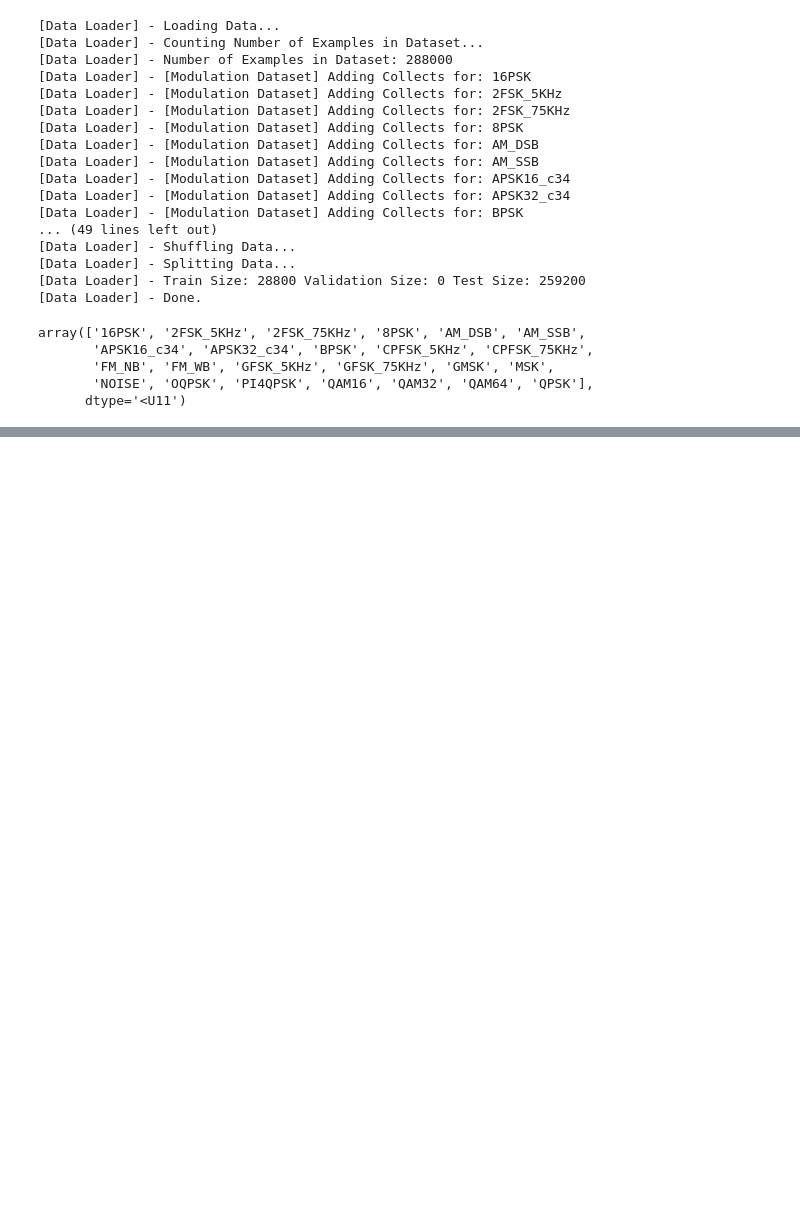
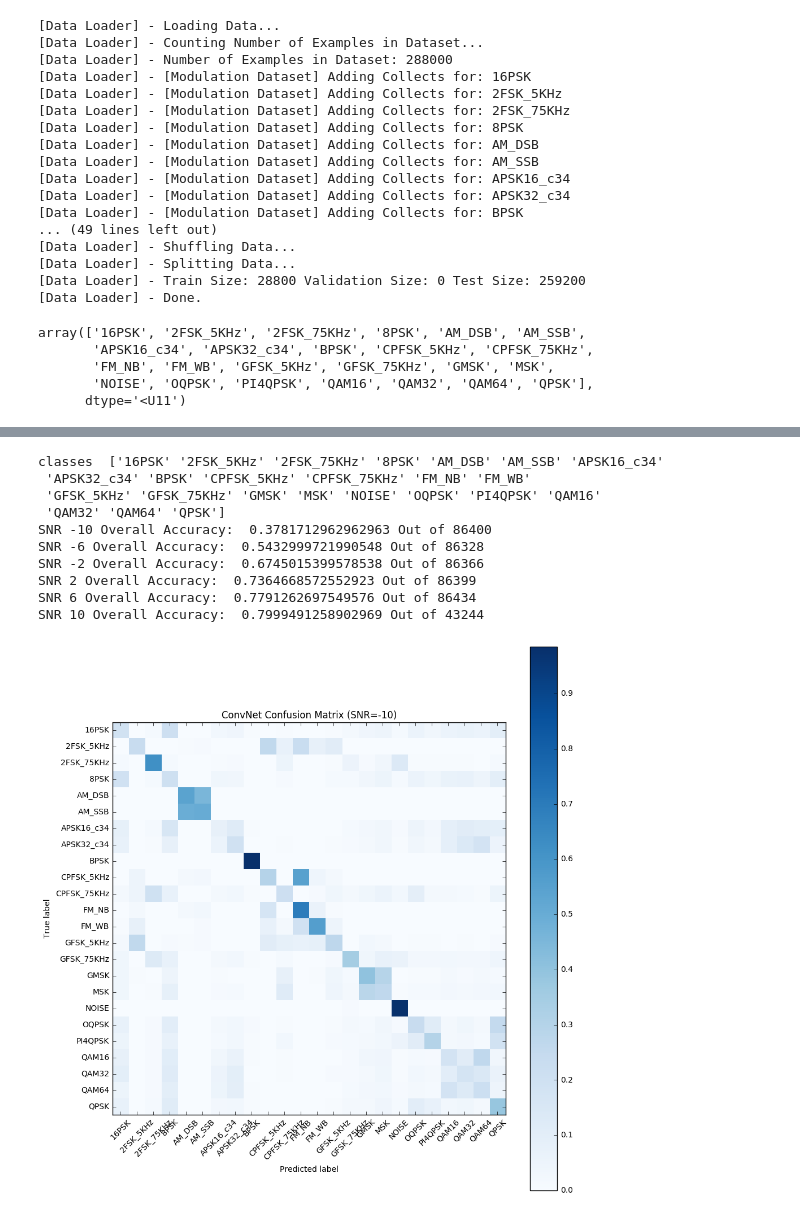
Before and after one commit to yunfanz/army_challenge, a Jupyter notebook: Code Examples and Data Ingest Utilities/morad_scratch.ipynb, the cells around one changed output, grey strips where cells are left out. Drawn from its saved outputs; the diff is of its cells as text; code cells hidden in the pictures; blank space fills up the shorter version.

```diff
--- a/Code Examples and Data Ingest Utilities/morad_scratch.ipynb
+++ b/Code Examples and Data Ingest Utilities/morad_scratch.ipynb
@@ -225,31 +237,43 @@ snrs = np.arange(-15,15, 5)
 
 classes = testdata.modTypes
 
 print("classes ", classes)
-for snr in snrs:
+for snr in testdata.snrValues:
 
     # extract classes @ SNR
     snrThreshold_lower = snr
     snrThreshold_upper = snr+5
     snr_bounded_test_indicies = testdata.get_indicies_withSNRthrehsold(testdata.test_idx, snrThreshold_lower, snrThreshold_upper)
 
     test_X_i = testdata.signalData[snr_bounded_test_indicies]
     test_Y_i = testdata.oneHotLabels[snr_bounded_test_indicies]
 
     # estimate classes
     test_Y_i_hat = model.predict(test_X_i)
     conf = np.zeros([len(classes),len(classes)])
     confnorm = np.zeros([len(classes),len(classes)])
     for i in range(0,test_X_i.shape[0]):
         j = list(test_Y_i[i,:]).index(1)
         k = int(np.argmax(test_Y_i_hat[i,:]))
         conf[j,k] = conf[j,k] + 1
     for i in range(0,len(classes)):
         confnorm[i,:] = conf[i,:] / np.sum(conf[i,:])
     plt.figure(figsize=(10,10))
     plot_confusion_matrix(confnorm, labels=classes, title="ConvNet Confusion Matrix (SNR=%d)"%(snr))
 
     cor = np.sum(np.diag(conf))
     ncor = np.sum(conf) - cor
     print("SNR", snr, "Overall Accuracy: ", cor / (cor+ncor), "Out of", len(snr_bounded_test_indicies))
     acc[snr] = 1.0*cor/(cor+ncor)
+# %% [output]
+classes  ['16PSK' '2FSK_5KHz' '2FSK_75KHz' '8PSK' 'AM_DSB' 'AM_SSB' 'APSK16_c34'
+ 'APSK32_c34' 'BPSK' 'CPFSK_5KHz' 'CPFSK_75KHz' 'FM_NB' 'FM_WB'
+ 'GFSK_5KHz' 'GFSK_75KHz' 'GMSK' 'MSK' 'NOISE' 'OQPSK' 'PI4QPSK' 'QAM16'
+ 'QAM32' 'QAM64' 'QPSK']
+SNR -10 Overall Accuracy:  0.3781712962962963 Out of 86400
+SNR -6 Overall Accuracy:  0.5432999721990548 Out of 86328
+SNR -2 Overall Accuracy:  0.6745015399578538 Out of 86366
+SNR 2 Overall Accuracy:  0.7364668572552923 Out of 86399
+SNR 6 Overall Accuracy:  0.7791262697549576 Out of 86434
+SNR 10 Overall Accuracy:  0.7999491258902969 Out of 43244
+[figure, added]
```
Also changed, not shown: parts of 5 cells of this notebook.
